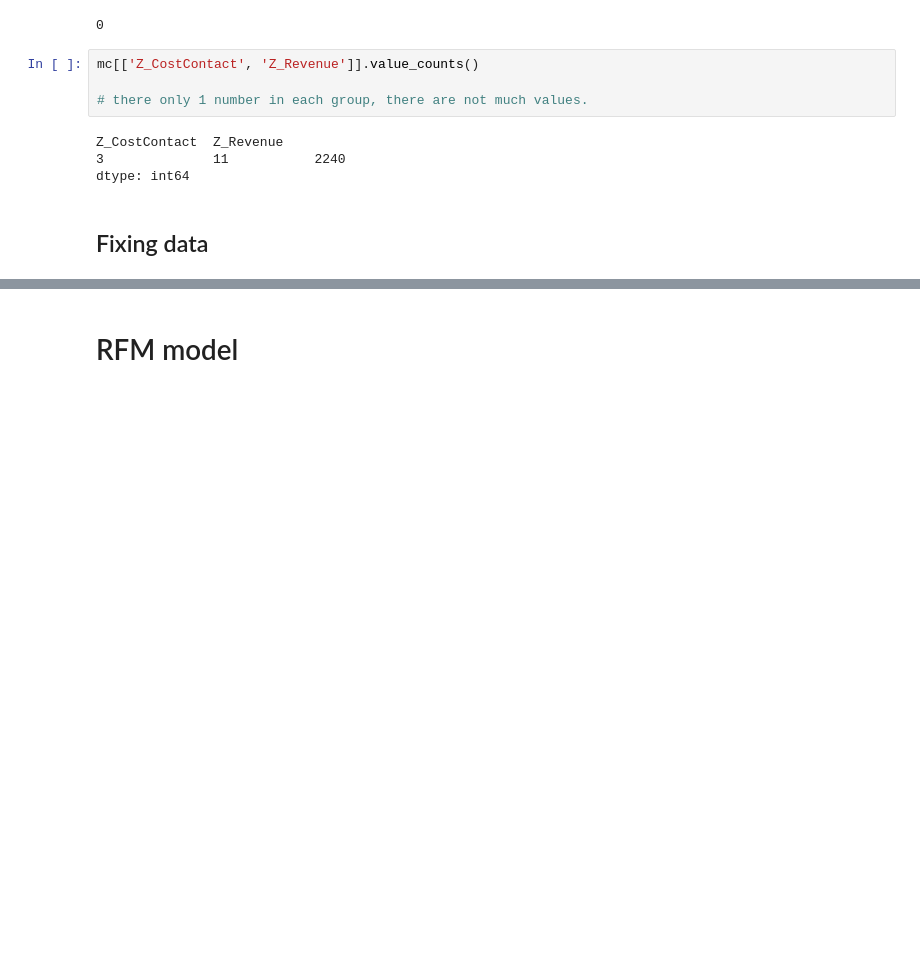
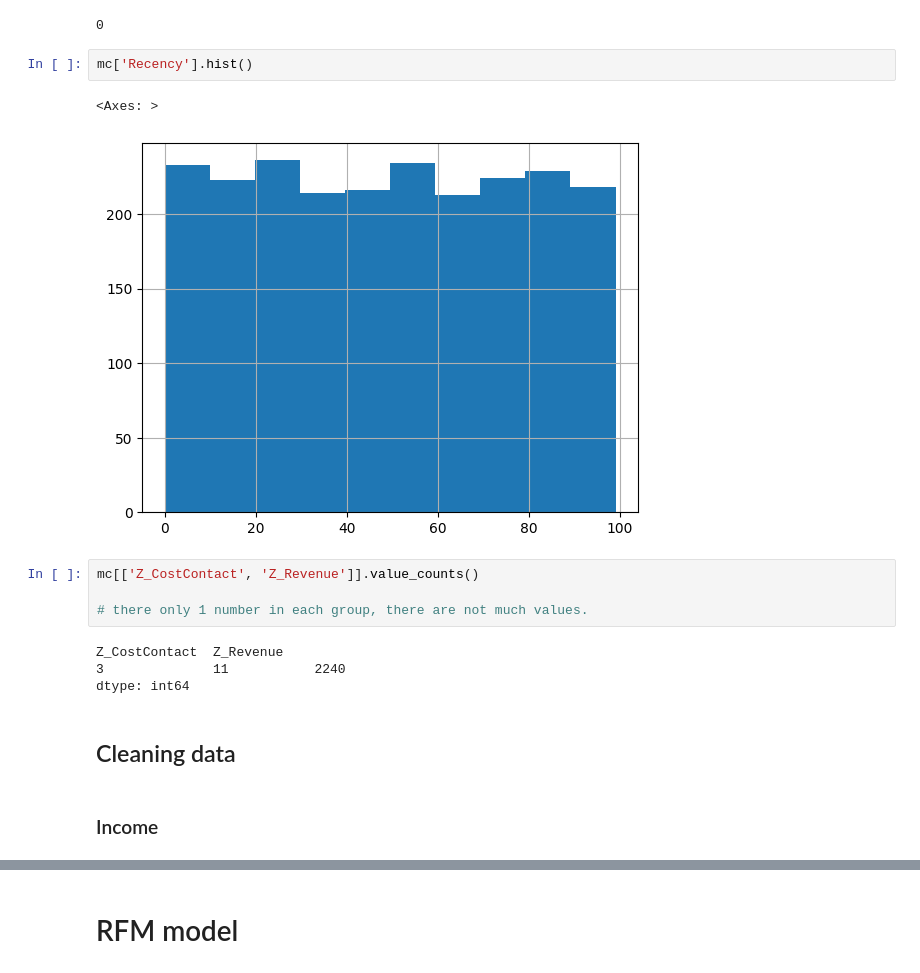
Before and after one commit to nqtquoctrung94/RFM_Customer_Personality_Analysis, a Jupyter notebook: Final_BI_mindX.ipynb, the cells around one changed output, grey strips where cells are left out. Saved outputs shown, nothing was run; the diff lists cells and outputs as text; blank space fills up the shorter version.

```diff
--- a/Final_BI_mindX.ipynb
+++ b/Final_BI_mindX.ipynb
@@ -196,6 +257,11 @@ Name: Education, dtype: int64
 mc.duplicated('ID').sum()
 # %% [output]
 0
+# %%
+mc['Recency'].hist()
+# %% [output]
+<Axes: >
+[figure, added]
 # %%
 mc[['Z_CostContact', 'Z_Revenue']].value_counts()
 
@@ -205,4 +271,6 @@ Z_CostContact  Z_Revenue
 3              11           2240
 dtype: int64
 # %% [markdown]
-## Fixing data
+## Cleaning data
+# %% [markdown]
+### Income
```
Also changed, not shown: parts of 141 cells of this notebook, 3 other files.
